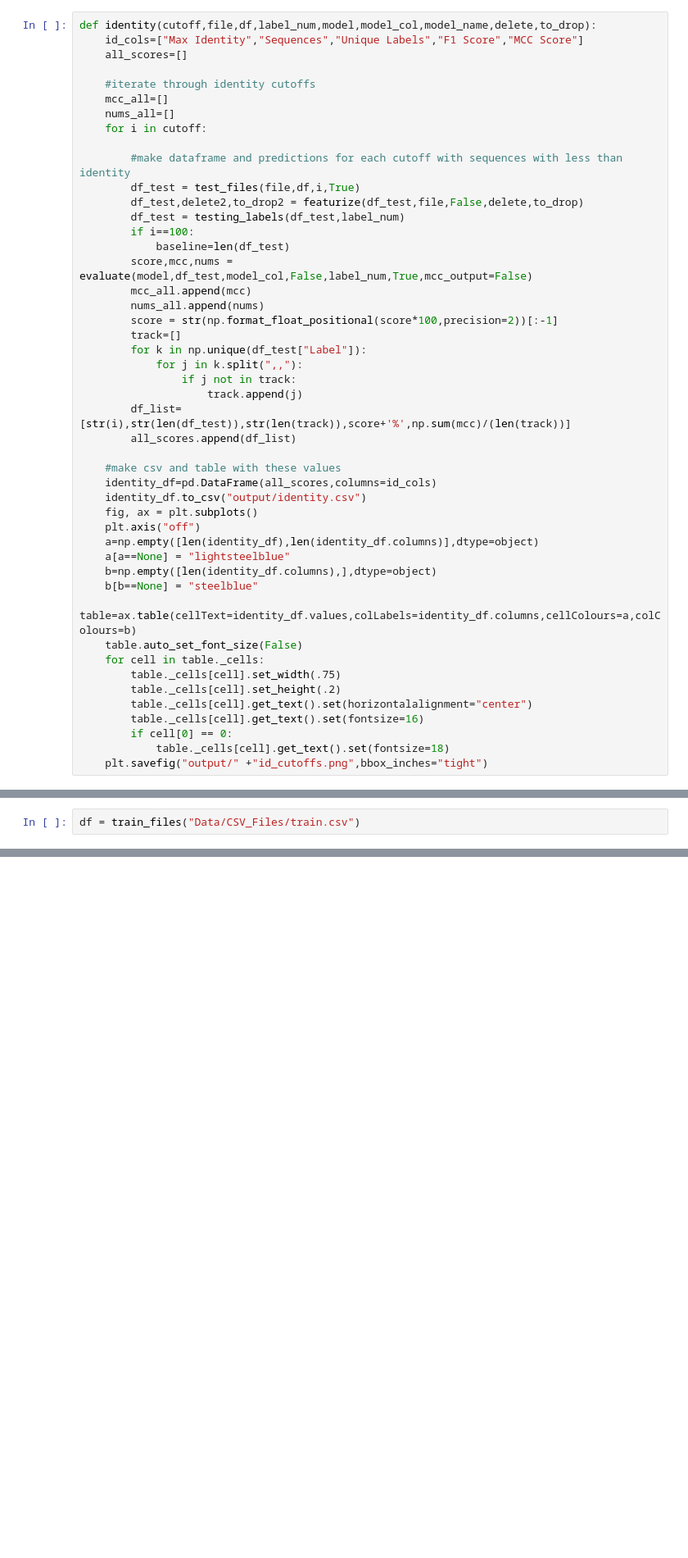
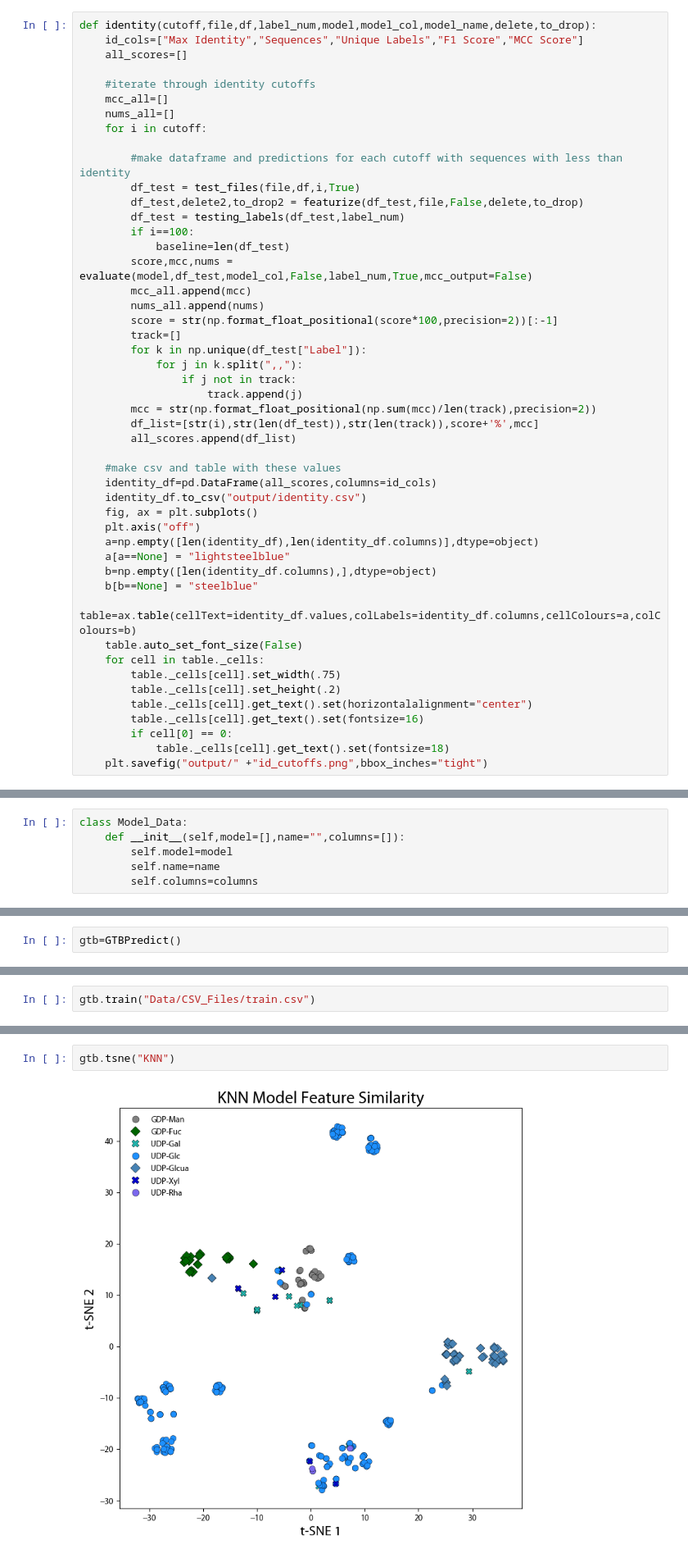
Before and after one commit to samihennen/GTB_Substrate_Prediction, a Jupyter notebook: GTB.ipynb, the cells around one changed output, grey strips where cells are left out. Shown at 82% size. Saved outputs shown, nothing was run; the diff lists cells and outputs as text; blank space fills up the shorter version.

```diff
--- a/GTB.ipynb
+++ b/GTB.ipynb
@@ -1297,7 +1294,8 @@ def identity(cutoff,file,df,label_num,model,model_col,model_name,delete,to_drop)
             for j in k.split(",,"):
                 if j not in track:
                     track.append(j)
-        df_list=[str(i),str(len(df_test)),str(len(track)),score+'%',np.sum(mcc)/(len(track))]
+        mcc = str(np.format_float_positional(np.sum(mcc)/len(track),precision=2))
+        df_list=[str(i),str(len(df_test)),str(len(track)),score+'%',mcc]
         all_scores.append(df_list)
 
     #make csv and table with these values
@@ -1487,0 +1414,6 @@ def consensus(col,df,csv,substrate="",fam="",textfile=""):
+# %%
+class Model_Data:
+    def __init__(self,model=[],name="",columns=[]):
+        self.model=model
+        self.name=name
+        self.columns=columns
@@ -1488,3 +1462,5 @@ def consensus(col,df,csv,substrate="",fam="",textfile=""):
 # %% [markdown]
 The cell below collects the sequences and structures in the input csv file, confirms GTB domain existence, and separates data into training and test sets. It excludes samples not meeting this criteria.
+# %%
+gtb=GTBPredict()
 # %%
@@ -1508,2 +1470,2 @@ The cells below generate the training set features and label the samples.
 # %%
-df = train_files("Data/CSV_Files/train.csv")
+gtb.train("Data/CSV_Files/train.csv")
@@ -1660,3 +1551,7 @@ corr: 496
+# %%
+gtb.tsne("KNN")
+# %% [output]
+[figure, added]
 # %% [markdown]
 # Evaluation and Applications
 # %% [markdown]
```
Also changed, not shown: parts of 33 cells of this notebook.
